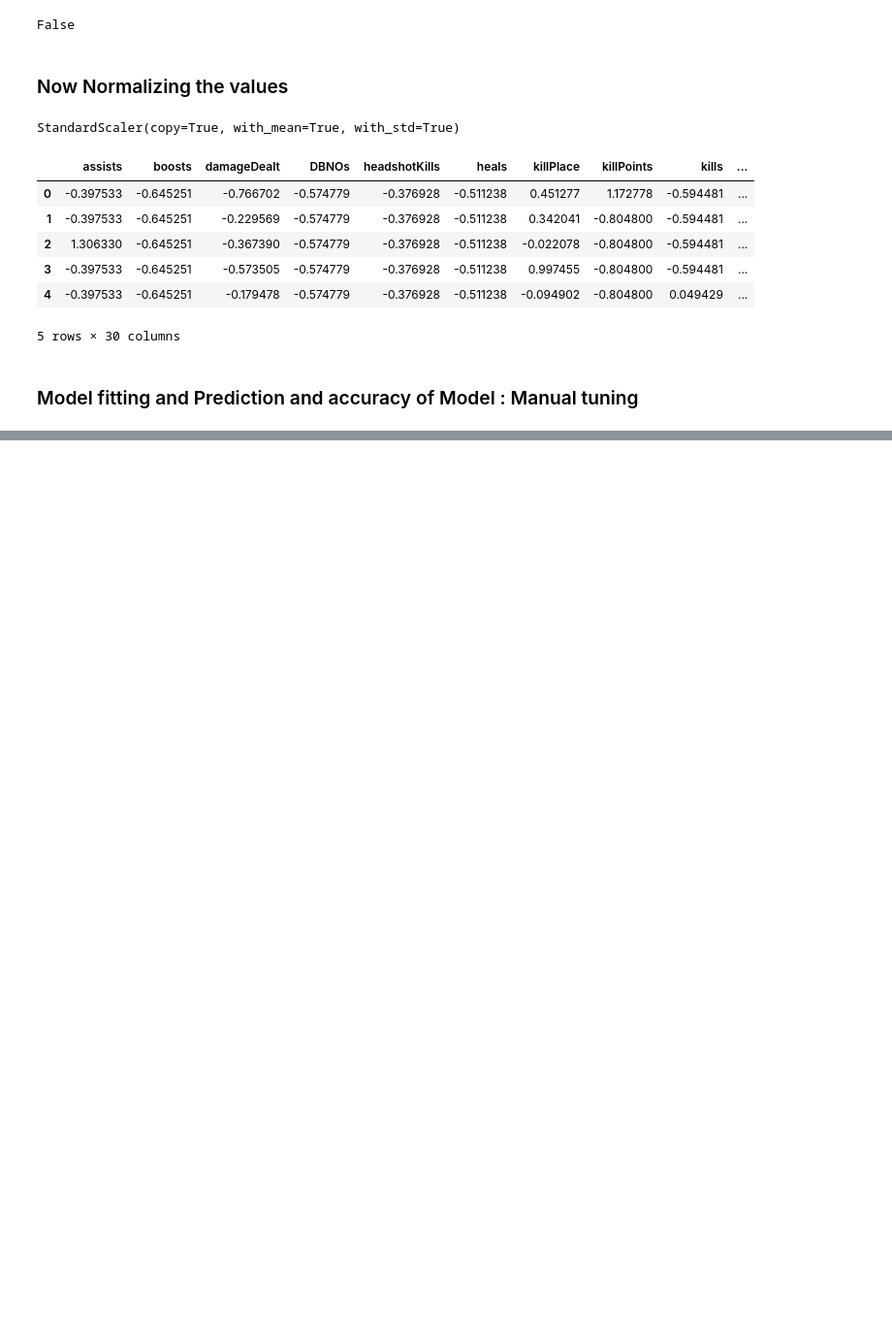
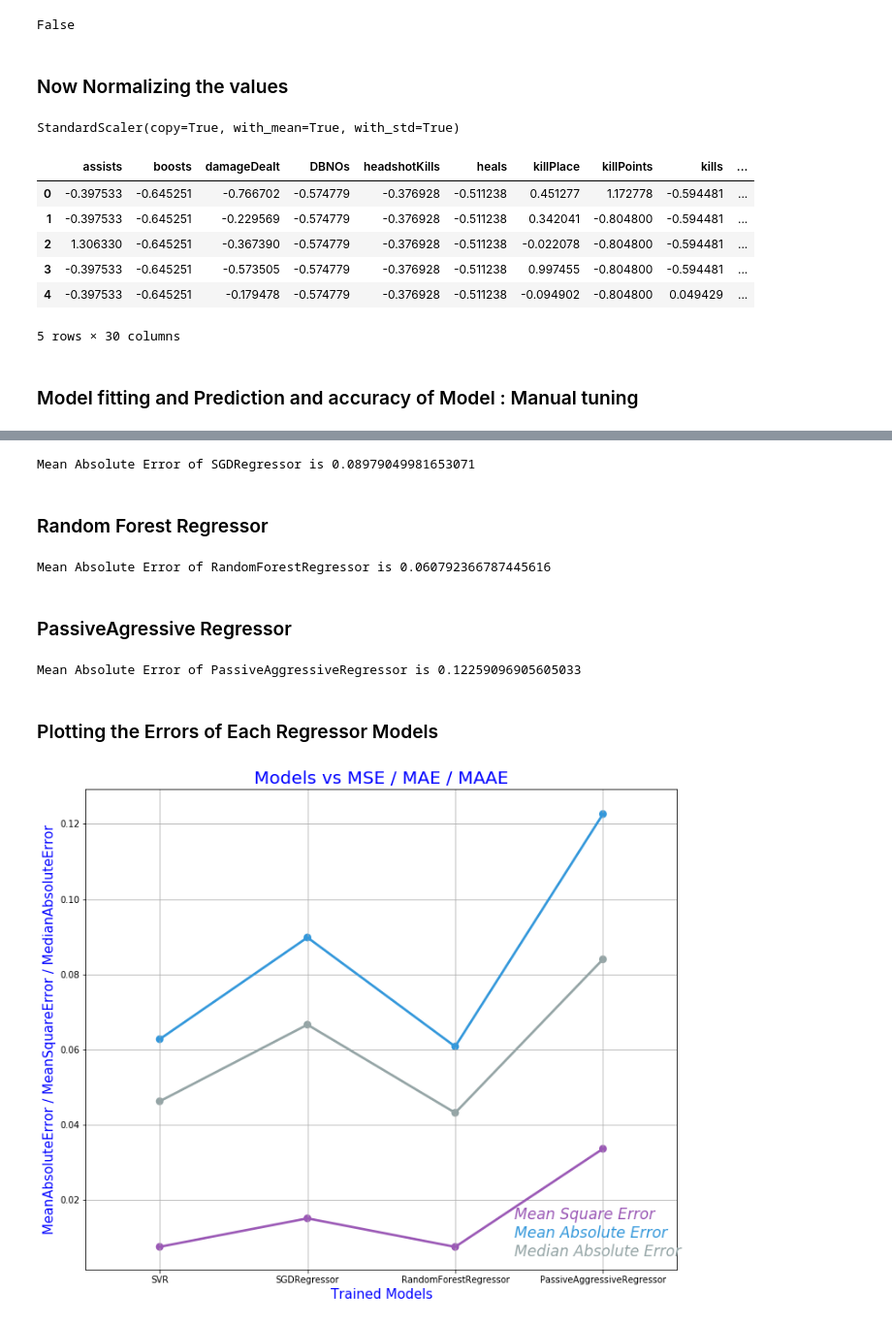
Before and after one commit to aadityachapagain/PUBG_Prec, a Jupyter notebook: PUBG.ipynb, the cells around one changed output, grey strips where cells are left out. Shown at 97% size. Saved outputs shown, nothing was run; the diff lists cells and outputs as text; code cells hidden in the pictures; blank space fills up the shorter version.

Commit message:
fixed errors and updated models

```diff
--- a/PUBG.ipynb
+++ b/PUBG.ipynb
@@ -694,0 +758,58 @@ norm_data.head()
+# %%
+kernel = fit[1]
+kernel.fit(X_train,Y_train)
+Y_predict = kernel.predict(X_test)
+MAE.append(mean_absolute_error(Y_predict, Y_test))
+MSE.append(mean_squared_error(Y_predict, Y_test))
+MAAE.append(median_absolute_error(Y_predict, Y_test))
+models_M.append([kernel,kernel.__class__.__name__])
+print('Mean Absolute Error of '+kernel.__class__.__name__+ ' is '+str(mean_absolute_error(Y_predict, Y_test)))
+# %% [output]
+Mean Absolute Error of SGDRegressor is 0.08979049981653071
+# %% [markdown]
+### Random Forest Regressor
+# %%
+kernel = fit[2]
+kernel.fit(X_train,Y_train)
+Y_predict = kernel.predict(X_test)
+MAE.append(mean_absolute_error(Y_predict, Y_test))
+MSE.append(mean_squared_error(Y_predict, Y_test))
+MAAE.append(median_absolute_error(Y_predict, Y_test))
+models_M.append([kernel,kernel.__class__.__name__])
+print('Mean Absolute Error of '+kernel.__class__.__name__+ ' is '+str(mean_absolute_error(Y_predict, Y_test)))
+# %% [output]
+Mean Absolute Error of RandomForestRegressor is 0.060792366787445616
+# %% [markdown]
+### PassiveAgressive Regressor
+# %%
+kernel = fit[3]
+kernel.fit(X_train,Y_train)
+Y_predict = kernel.predict(X_test)
+MAE.append(mean_absolute_error(Y_predict, Y_test))
+MSE.append(mean_squared_error(Y_predict, Y_test))
+MAAE.append(median_absolute_error(Y_predict, Y_test))
+models_M.append([kernel,kernel.__class__.__name__])
+print('Mean Absolute Error of '+kernel.__class__.__name__+ ' is '+str(mean_absolute_error(Y_predict, Y_test)))
+# %% [output]
+Mean Absolute Error of PassiveAggressiveRegressor is 0.12259096905605033
+# %% [markdown]
+### Plotting the Errors of Each Regressor Models
+# %%
+plt.figure(figsize=(12,10))
+colors = ["#9b59b6", "#3498db", "#95a5a6", "#e74c3c", "#34495e", "#2ecc71"]
+
+
+g1 = sns.pointplot(x=[name[1] for name in models_M],y=MSE, color=colors[0],alpha=0.9)
+g2 = sns.pointplot(x=[name[1] for name in models_M],y=MAE, color=colors[1],alpha=0.9)
+g3 = sns.pointplot(x=[name[1] for name in models_M],y=MAAE, color=colors[2],alpha=0.9)
+
+plt.text(2.4,0.015, 'Mean Square Error',color=colors[0], fontsize = 17,style = 'italic')
+plt.text(2.4,0.01, 'Mean Absolute Error',color=colors[1], fontsize = 17,style = 'italic')
+plt.text(2.4,0.005, 'Median Absolute Error',color=colors[2], fontsize = 17,style = 'italic')
+
+plt.xlabel('Trained Models',fontsize = 15,color='blue')
+plt.ylabel('MeanAbsoluteError / MeanSquareError / MedianAbsoluteError',fontsize = 15,color='blue')
+plt.title('Models vs MSE / MAE / MAAE',fontsize = 20,color='blue')
+plt.grid()
+# %% [output]
+[figure, added]
```
Also changed, not shown: parts of 17 cells of this notebook.
